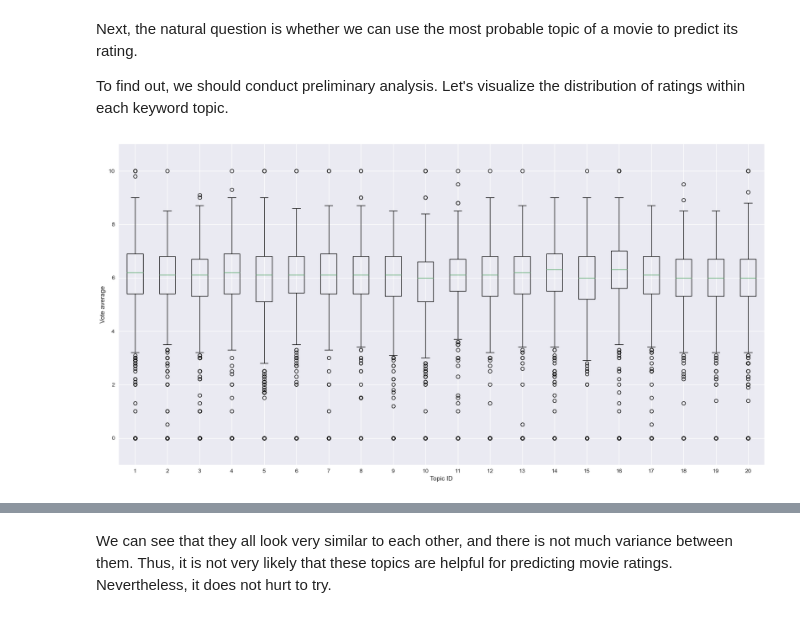
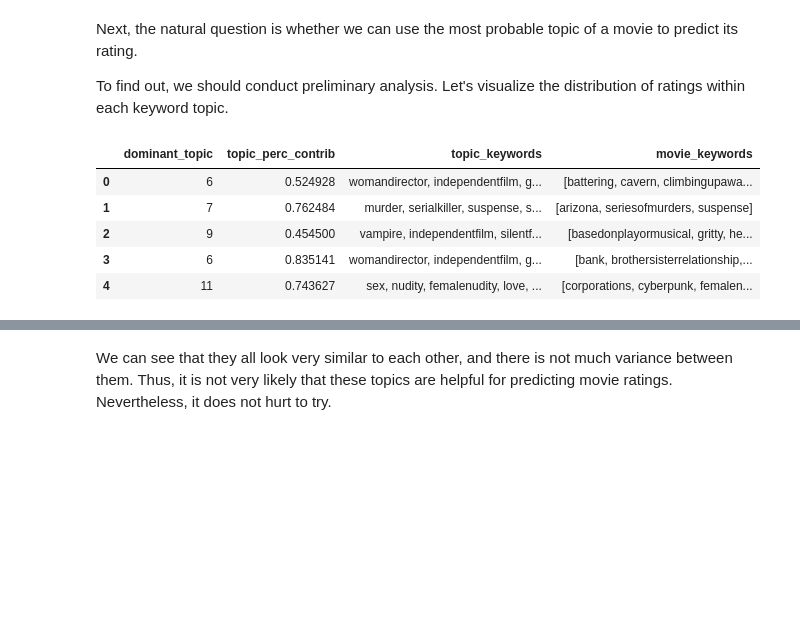
Before and after one commit to epfl-ada/ada-2022-project-adamax, a Jupyter notebook: src/initial_analysis.ipynb, the cells around one changed output, grey strips where cells are left out. Cells and saved outputs as stored; diff of their text form; code cells hidden in the pictures; blank space fills up the shorter version.

```diff
--- a/src/initial_analysis.ipynb
+++ b/src/initial_analysis.ipynb
@@ -966,26 +970,32 @@ pyLDAvis.display(data)
 Next, the natural question is whether we can use the most probable topic of a movie to predict its rating.
 
 To find out, we should conduct preliminary analysis. Let's visualize the distribution of ratings within each keyword topic.
-# %%
-df_topics = []
-for doc in docs:
-    topic_dist = lda.get_document_topics(dictionary.doc2bow(doc))
-    i = np.argmax([p for topic_id, p in topic_dist])
-    most_probable_topic, _ = topic_dist[i]
-    df_topics.append(most_probable_topic)
-
-df_movies["keyword_topic"] = df_topics
-
-vote_average_by_topic = []
-for i in range(len(np.unique(df_topics))):
-    vote_average_by_topic.append(df_movies.loc[df_movies["keyword_topic"]==i, "vote_average"].values)
-
-plt.figure(figsize=(20, 10))
-plt.boxplot(vote_average_by_topic)
-plt.xticks(np.arange(len(vote_average_by_topic))+1, np.arange(len(vote_average_by_topic))+1)
-plt.ylim(-1, 11)
-plt.xlabel("Topic ID")
-plt.ylabel("Vote average")
-plt.show()
-# %% [output]
-[figure, removed]
+# %%
+def get_main_topic_docs(ldamodel, corpus, texts):
+    topic_ids, props, topic_keywords_list = [], [], []
+    for i, row in enumerate(ldamodel[corpus]):
+        topic_dist = row[0]
+        i = np.argmax([p for topic_id, p in topic_dist])
+        topic_id, prop = topic_dist[i]
+        wp = ldamodel.show_topic(topic_id)
+        topic_keywords = ", ".join([word for word, prop in wp])
+        topic_ids.append(topic_id)
+        props.append(prop)
+        topic_keywords_list.append(topic_keywords)
+    df = pd.DataFrame({
+        "dominant_topic": topic_ids,
+        "topic_perc_contrib": props,
+        "topic_keywords": topic_keywords_list,
+        "movie_keywords": texts
+    })
+    return df
+
+df_topics = get_main_topic_docs(ldamodel=lda, corpus=corpus, texts=docs).reset_index(drop=True)
+df_topics.head()
+# %% [output]
+|  | dominant_topic | topic_perc_contrib | topic_keywords | movie_keywords |
+| 0 | 6 | 0.524928 | womandirector, independentfilm, g... | [battering, cavern, climbingupawa... |
+| 1 | 7 | 0.762484 | murder, serialkiller, suspense, s... | [arizona, seriesofmurders, suspense] |
+| 2 | 9 | 0.454500 | vampire, independentfilm, silentf... | [basedonplayormusical, gritty, he... |
+| 3 | 6 | 0.835141 | womandirector, independentfilm, g... | [bank, brothersisterrelationship,... |
+| 4 | 11 | 0.743627 | sex, nudity, femalenudity, love, ... | [corporations, cyberpunk, femalen... |
```
Also changed, not shown: parts of 29 cells of this notebook, 1 other file.
